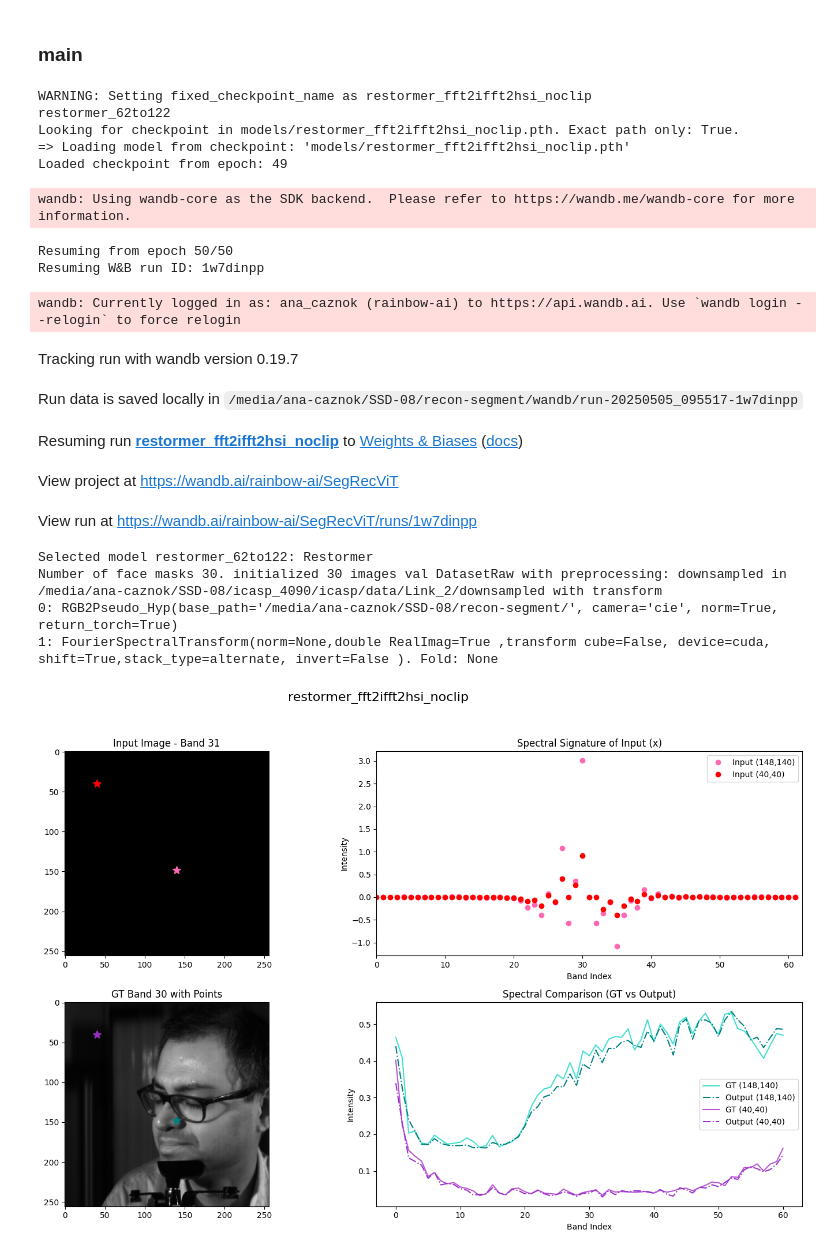
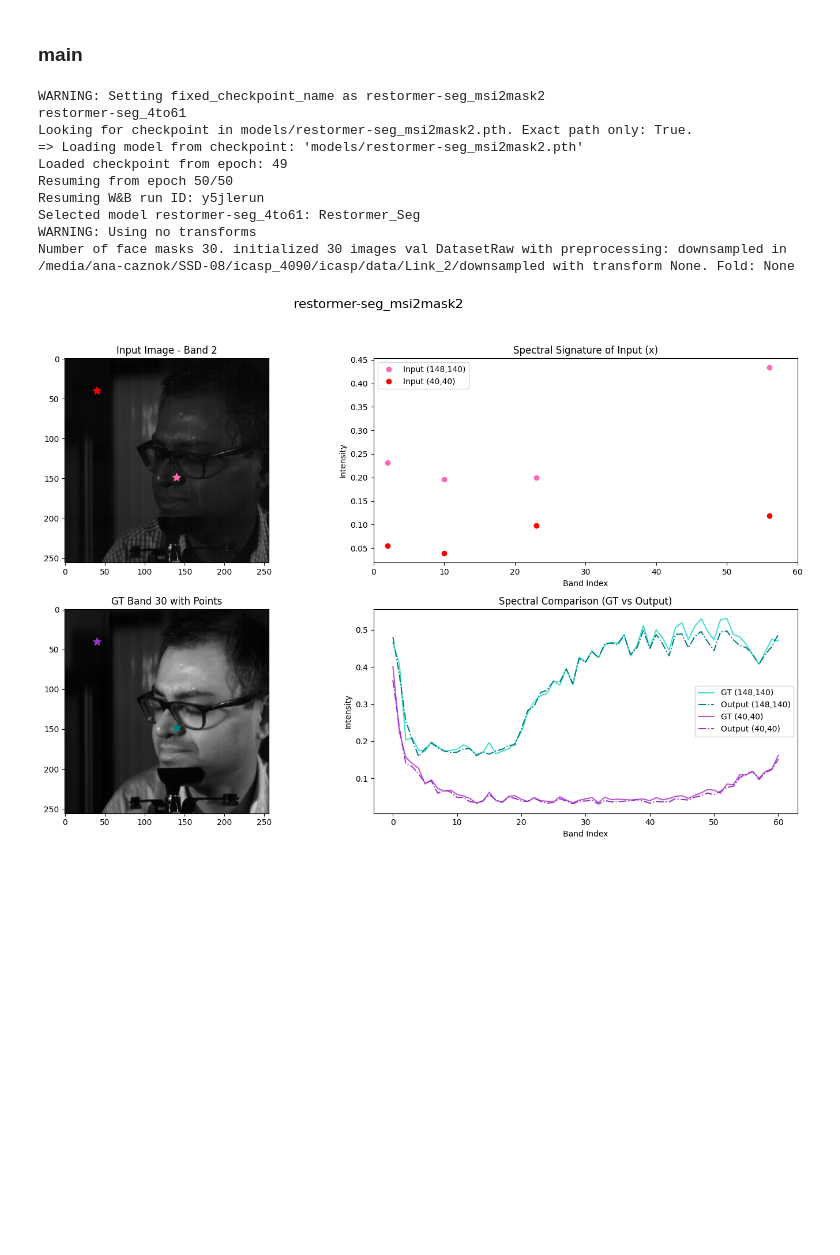
Before and after one commit to ana-caznok/recon-segment, a Jupyter notebook: inference.ipynb, the cells around one changed output. Cells and saved outputs as stored; diff of their text form; code cells hidden in the pictures; blank space fills up the shorter version.

```diff
--- a/inference.ipynb
+++ b/inference.ipynb
@@ -258,7 +258,7 @@ configs = [#'stable_fft2ifft2hsi_1000_none_cluster_xmin.yaml',
            #'restormer_fft2hsi_mraessimsam.yaml',
            #'restormer_fft2ifft2hsi_mraessimsam.yaml',
            #'restormer_fft2ifft2hsi_byc.yaml',
-           'restormer_fft2ifft2hsi_noclip.yaml'
+           'restormer-seg_msi2mask2.yaml'
            #'hscnn_msi2hsi_mraessimsam.yaml',
            #'hscnn_msi2hsi_mraessimsam.yaml',
            #'hscnn_fft2hsi_mraessimsam.yaml',
@@ -273,6 +273,7 @@ BATCH_SIZE = 1
 for config_name in configs:
     model = []
     config = read_yaml(config_path + config_name)
+    name = config_name.split('.')[0]
 
     TRANSFORM = config['valid']['transform_index']
     MODEL_NAME = config['model']
@@ -289,53 +290,51 @@ for config_name in configs:
                                preprocessing=PREPROCESSING)
 
     x,y,m = val_dataset[1]
     x = x.to(DEVICE)
     del val_dataset
 
     if 'mask' in config_name:
         output,mask = model(x.unsqueeze(0))
+        mask = torch.sigmoid(mask) #activating probabilities, will need to change if more then one class
+        mask = (mask > 0.5).float() #turning probabilities into binary mask
+
+        tp = name.split('_')[1].split('2mas')[0]
 
     else:
         output = model(x.unsqueeze(0))
 
         if need_ifft:
             ifft_output_function = inverse_transform_factory(TRANSFORM,output=True)
             output = ifft_output_function(output,m)
 
+        tp = name.split('_')[1].split('2h')[0]
+
     x = x.detach().cpu()
     y = y.to(DEVICE)
 
     name = config_name.split('.')[0]
-    tp = name.split('_')[1].split('2h')[0]
+
 
     #plot_channel_differences(y, output, channels=[1, 5, 15, 25, 35, 45, 55, 60], model_name=name)
     #plot_output_channels(output,channels=[1, 5, 15, 25, 35, 45, 55, 60],model_name= name)
     #plot_spectral_diff(y,output,model_name=name)
     plot_spectral_input(x,output,y,model_name=name,tp=tp)
 
-    del model, y, m, output, x
+    del model, y, output, x
     torch.cuda.empty_cache()
     gc.collect()
 # %% [output]
-WARNING: Setting fixed_checkpoint_name as restormer_fft2ifft2hsi_noclip
-restormer_62to122
-Looking for checkpoint in models/restormer_fft2ifft2hsi_noclip.pth. Exact path only: True.
-=> Loading model from checkpoint: 'models/restormer_fft2ifft2hsi_noclip.pth'
+WARNING: Setting fixed_checkpoint_name as restormer-seg_msi2mask2
+restormer-seg_4to61
+Looking for checkpoint in models/restormer-seg_msi2mask2.pth. Exact path only: True.
+=> Loading model from checkpoint: 'models/restormer-seg_msi2mask2.pth'
 Loaded checkpoint from epoch: 49
+Resuming from epoch 50/50
+Resuming W&B run ID: y5jlerun
+Selected model restormer-seg_4to61: Restormer_Seg
+WARNING: Using no transforms
+Number of face masks 30. initialized 30 images val DatasetRaw with preprocessing: downsampled in /media/ana-caznok/SSD-08/icasp_4090/icasp/data/Link_2/downsampled with transform None. Fold: None
-wandb: Using wandb-core as the SDK backend.  Please refer to https://wandb.me/wandb-core for more information.
-Resuming from epoch 50/50
-Resuming W&B run ID: 1w7dinpp
-wandb: Currently logged in as: ana_caznok (rainbow-ai) to https://api.wandb.ai. Use `wandb login --relogin` to force relogin
-Tracking run with wandb version 0.19.7
-Run data is saved locally in /media/ana-caznok/SSD-08/recon-segment/wandb/run-20250505_095517-1w7dinpp
-Resuming run restormer_fft2ifft2hsi_noclip to Weights & Biases (docs)
-View project at https://wandb.ai/rainbow-ai/SegRecViT
-View run at https://wandb.ai/rainbow-ai/SegRecViT/runs/1w7dinpp
-Selected model restormer_62to122: Restormer
-Number of face masks 30. initialized 30 images val DatasetRaw with preprocessing: downsampled in /media/ana-caznok/SSD-08/icasp_4090/icasp/data/Link_2/downsampled with transform
-0: RGB2Pseudo_Hyp(base_path='/media/ana-caznok/SSD-08/recon-segment/', camera='cie', norm=True, return_torch=True)
-1: FourierSpectralTransform(norm=None,double RealImag=True ,transform cube=False, device=cuda, shift=True,stack_type=alternate, invert=False ). Fold: None
-[figure, old version]
+[figure, new version]
 # %%
 torch.cuda.empty_cache()
 gc.collect()
```
Also changed, not shown: parts of 5 cells of this notebook, 2 other files.
